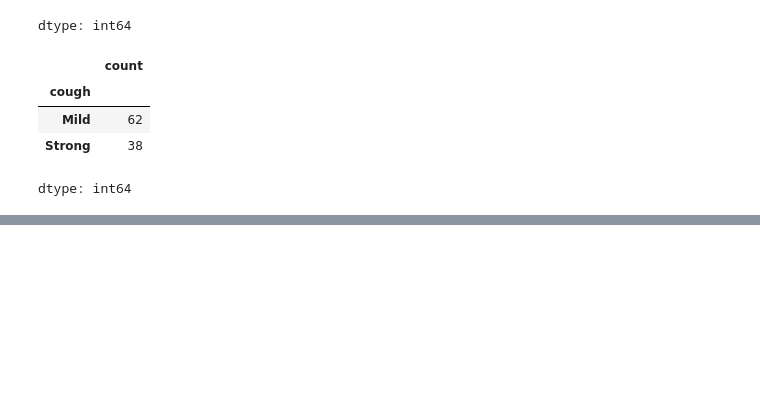
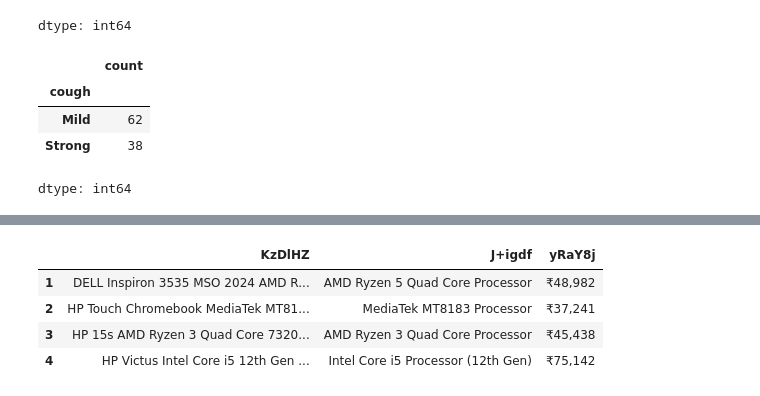
Before and after one commit to Gursewak-S/Advance-Python, a Jupyter notebook: Pandas.ipynb, the cells around one changed output, grey strips where cells are left out. Saved outputs shown, nothing was run; the diff lists cells and outputs as text; code cells hidden in the pictures; blank space fills up the shorter version.

```diff
--- a/Pandas.ipynb
+++ b/Pandas.ipynb
@@ -332,0 +335,2 @@ dtype: int64
+# %%
+data = pd.read_csv("/content/flipkart.csv")
@@ -332,0 +415,9 @@ dtype: int64
+# %%
+a = data.iloc[1:5, [3,9,16]]
+a
+# %% [output]
+|  | KzDlHZ | J+igdf | yRaY8j |
+| 1 | DELL Inspiron 3535 MSO 2024 AMD R... | AMD Ryzen 5 Quad Core Processor | ₹48,982 |
+| 2 | HP Touch Chromebook MediaTek MT81... | MediaTek MT8183 Processor | ₹37,241 |
+| 3 | HP 15s AMD Ryzen 3 Quad Core 7320... | AMD Ryzen 3 Quad Core Processor | ₹45,438 |
+| 4 | HP Victus Intel Core i5 12th Gen ... | Intel Core i5 Processor (12th Gen) | ₹75,142 |
```
Also changed, not shown: parts of 8 cells of this notebook.
